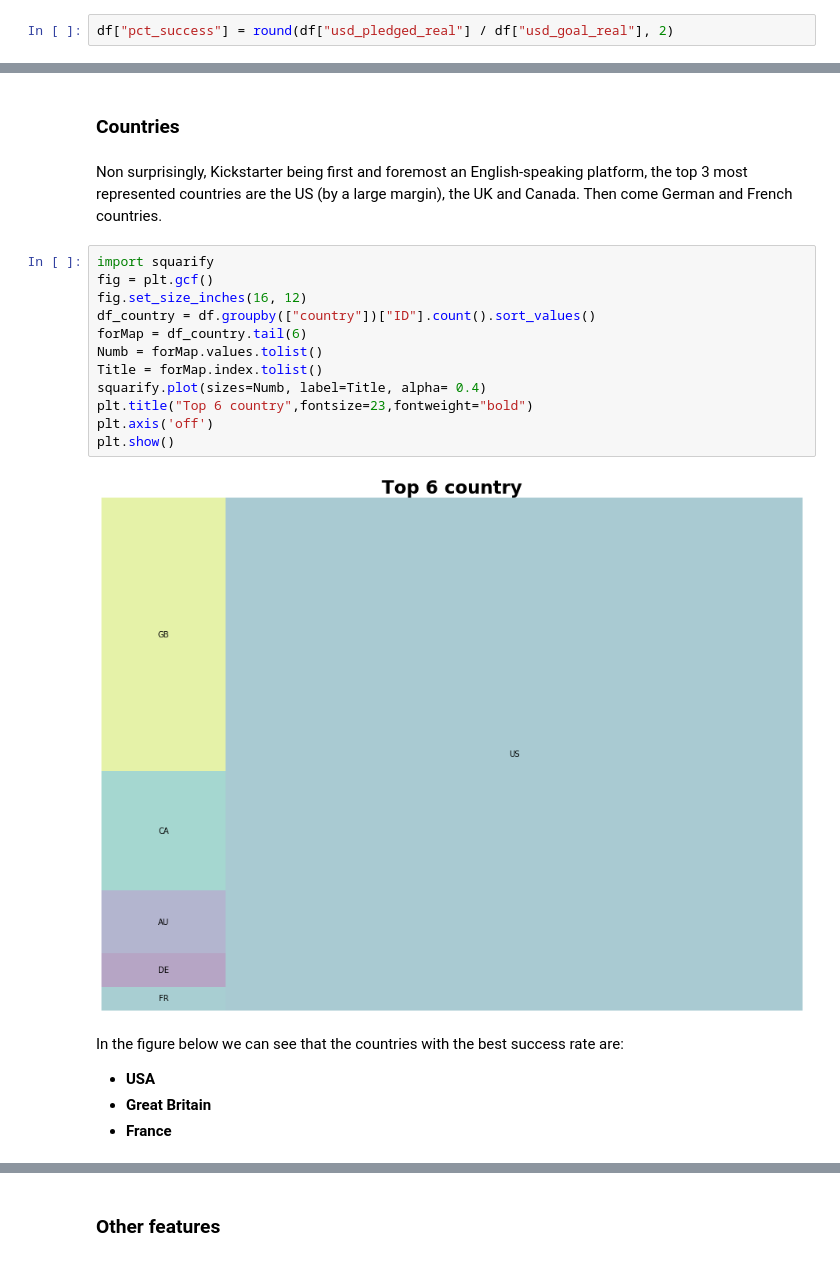
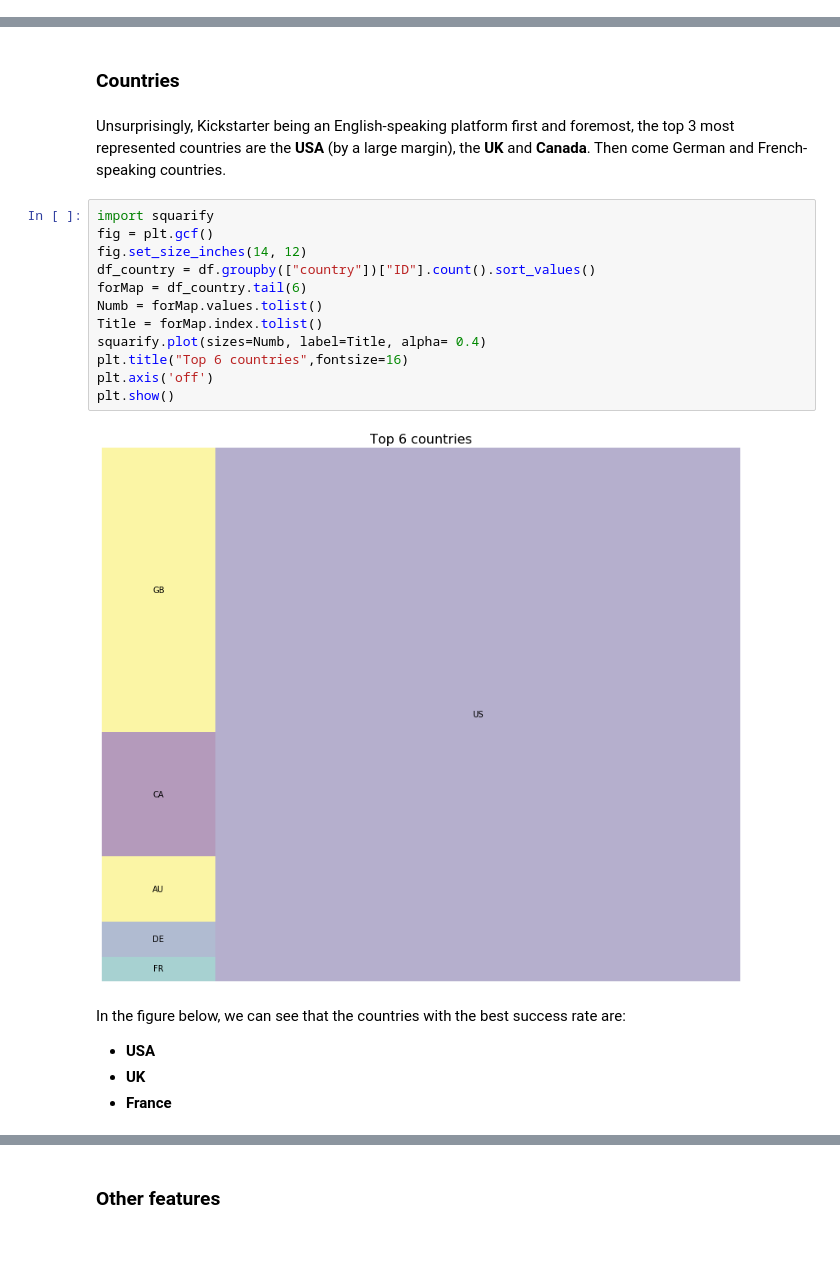
Before and after one commit to tbacha/DMML2019_Team_Apple, a Jupyter notebook: code/Kickstarter_notebook_Team_Apple_EDA.ipynb, the cells around one changed output, grey strips where cells are left out. Saved outputs shown, nothing was run; the diff lists cells and outputs as text.

```diff
--- a/code/Kickstarter_notebook_Team_Apple_EDA.ipynb
+++ b/code/Kickstarter_notebook_Team_Apple_EDA.ipynb
@@ -280,5 +292,3 @@ df_main_cat = df.groupby(["main_category"])["ID"].nunique().sort_values(ascendin
 print("Percentage of projects in the film and music industries:", round(((df_main_cat.iloc[-1] + df_main_cat.iloc[-2]) / df.shape[0] * 100),2),"%")
 # %% [output]
 Percentage of projects in the film and music industries: 30.08 %
-# %%
-df["pct_success"] = round(df["usd_pledged_real"] / df["usd_goal_real"], 2)
@@ -339,27 +341,27 @@ So we can think that the "best way" to have a project successful is to haven't a
 # %% [markdown]
 ### Countries
 # %% [markdown]
-Non surprisingly, Kickstarter being first and foremost an English-speaking platform, the top 3 most represented countries are the US (by a large margin), the UK and Canada. Then come German and French countries.
+Unsurprisingly, Kickstarter being an English-speaking platform first and foremost, the top 3 most represented countries are the **USA** (by a large margin), the **UK** and **Canada**. Then come German and French-speaking countries.
 # %%
 import squarify
 fig = plt.gcf()
-fig.set_size_inches(16, 12)
+fig.set_size_inches(14, 12)
 df_country = df.groupby(["country"])["ID"].count().sort_values()
 forMap = df_country.tail(6)
 Numb = forMap.values.tolist()
 Title = forMap.index.tolist()
 squarify.plot(sizes=Numb, label=Title, alpha= 0.4)
-plt.title("Top 6 country",fontsize=23,fontweight="bold")
+plt.title("Top 6 countries",fontsize=16)
 plt.axis('off')
 plt.show()
 # %% [output]
-[figure, old version]
+[figure, new version]
 # %% [markdown]
-In the figure below we can see that the countries with the best success rate are:
+In the figure below, we can see that the countries with the best success rate are:
 
-*   **USA**
-*   **Great Britain**
-*  **France**
+* **USA**
+* **UK**
+* **France**
 # %%
 df_selected_countries = df[(df["country"].isin(["US", "GB", "CA", "AU", "DE", "FR", "CH"]))]
 df_new = df_selected_countries.groupby(['country'])['state'].value_counts(normalize=True).rename('percentage').reset_index().sort_values('percentage', ascending=True)
```
Also changed, not shown: parts of 49 cells of this notebook, 1 other file.
